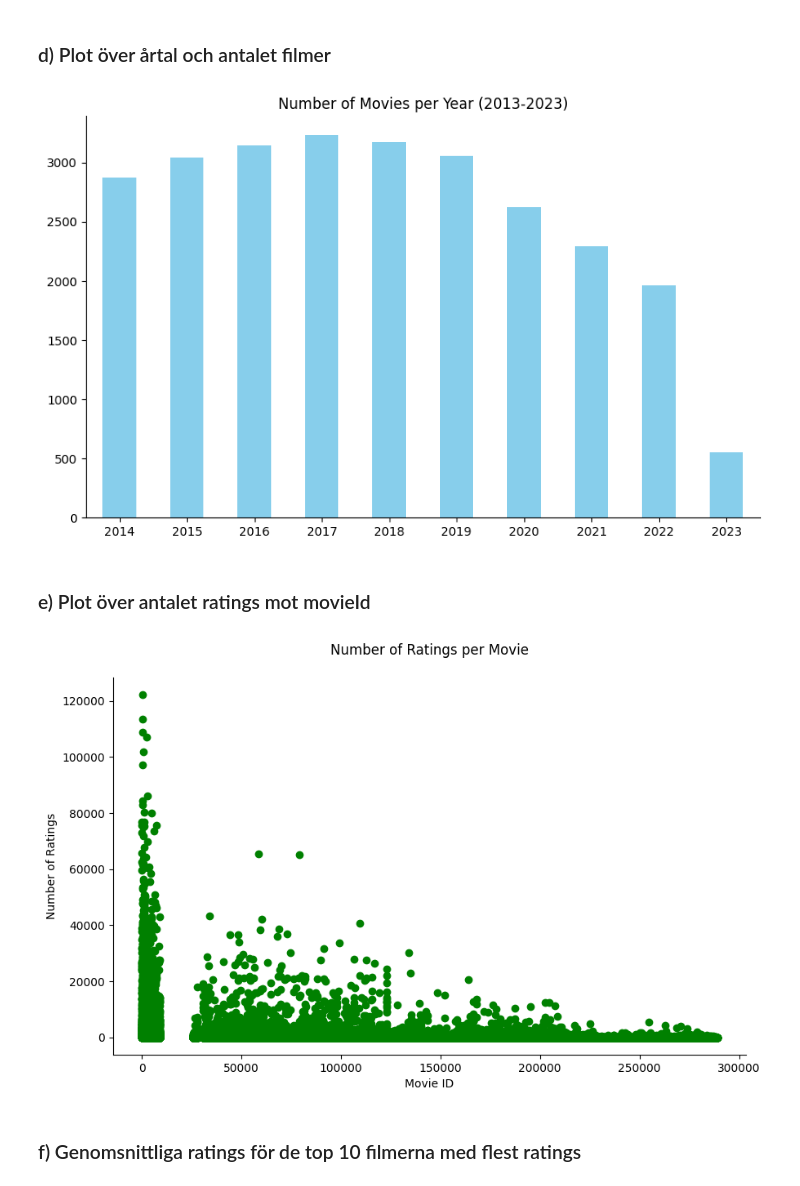
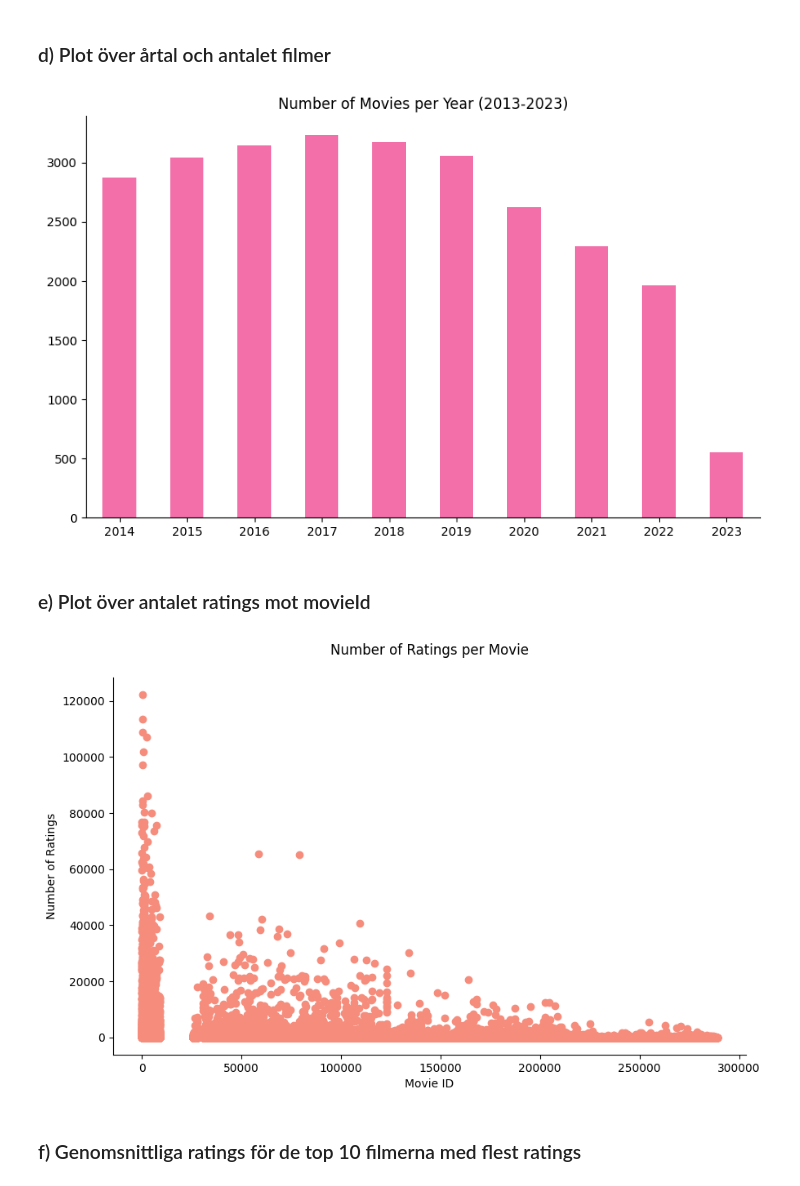
Before and after one commit to SandraAnder/AI-Sandra-Andersson-OPA23, a Jupyter notebook: labs/Lab1/Lab1.ipynb, the cells around one changed output. Cells and saved outputs as stored; diff of their text form; code cells hidden in the pictures.

```diff
--- a/labs/Lab1/Lab1.ipynb
+++ b/labs/Lab1/Lab1.ipynb
@@ -156,29 +157,29 @@ Average Ratings for Top 10 Movies
 # %%
 # Extraherar år från titeln: (r'\((\d{4})\)') tar 4 siffror inom parentes, i detta fall år
 df_movies['year'] = df_movies['title'].str.extract(r'\((\d{4})\)')
 
 # Konverterar året till numeriskt format
 df_movies['year'] = df_movies['year'].apply(lambda x: pd.to_numeric(x, errors='coerce')).astype('Int32')
 
 # Filtrerar ut filmer mellan 2014 och 2023
 df_movies_filtered = df_movies[(df_movies['year'] >= 2014) & (df_movies['year'] <= 2023)]
 
 # Grupperar och beräknar antalet filmer per år
 movies_per_year_filtered = df_movies_filtered.groupby('year').size()
 
 # Sorterar resultatet i fallande ordning och tar de sista 10 åren
 movies_per_year_filtered_sorted = movies_per_year_filtered.sort_index(ascending=True).head(11)
 
 fig, ax = plt.subplots(figsize=(10, 6))
-movies_per_year_filtered_sorted.plot(kind='bar', color='skyblue', ax=ax)
+movies_per_year_filtered_sorted.plot(kind='bar', color='#F26FA9', ax=ax)
 ax.set_title('Number of Movies per Year (2013-2023)')
 ax.set_xlabel('')
 ax.tick_params(axis='x', rotation=0)
 ax.spines["top"].set_visible(False)
 ax.spines["right"].set_visible(False)
 plt.show()
 # %% [output]
-[figure, old version]
+[figure, new version]
 # %% [markdown]
 ### e) Plot över antalet ratings mot movieId
 # %%
@@ -187,7 +188,7 @@ ratings_per_movie = df_ratings.groupby('movieId').size()
 
 fig, ax = plt.subplots(figsize=(10, 6))
 # Plottar antalet betyg mot movieId
-ax.plot(ratings_per_movie.index, ratings_per_movie.values, marker='o', linestyle='', color='green')
+ax.plot(ratings_per_movie.index, ratings_per_movie.values, marker='o', linestyle='', color='#F58C7C')
 ax.set_title('Number of Ratings per Movie', pad=20)
 ax.set_xlabel('Movie ID')
 ax.set_ylabel('Number of Ratings')
@@ -195,7 +196,7 @@ ax.spines["top"].set_visible(False)
 ax.spines["right"].set_visible(False)
 plt.show()
 # %% [output]
-[figure, old version]
+[figure, new version]
 # %% [markdown]
 ### f) Genomsnittliga ratings för de top 10 filmerna med flest ratings
 # %%
```
Also changed, not shown: parts of 16 cells of this notebook, 1 other file.
